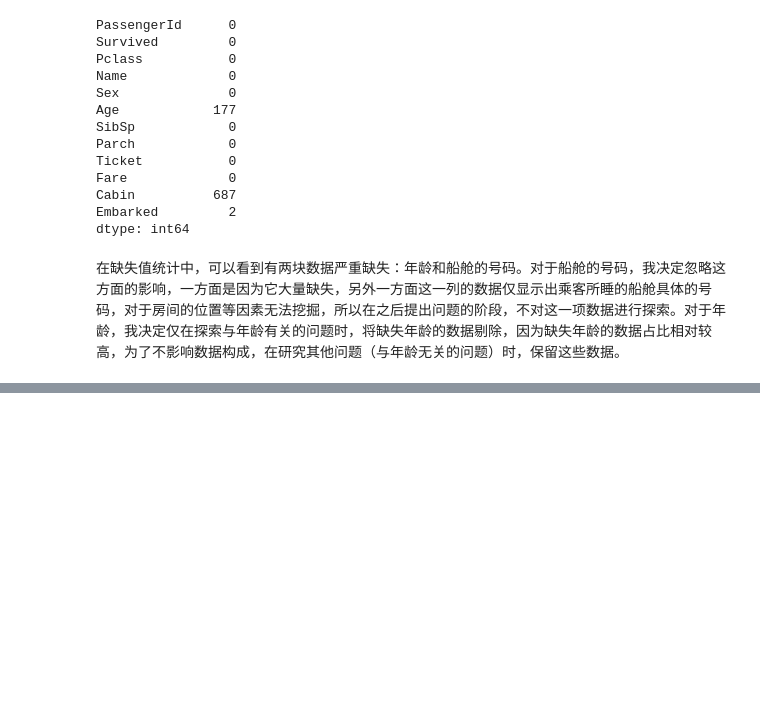
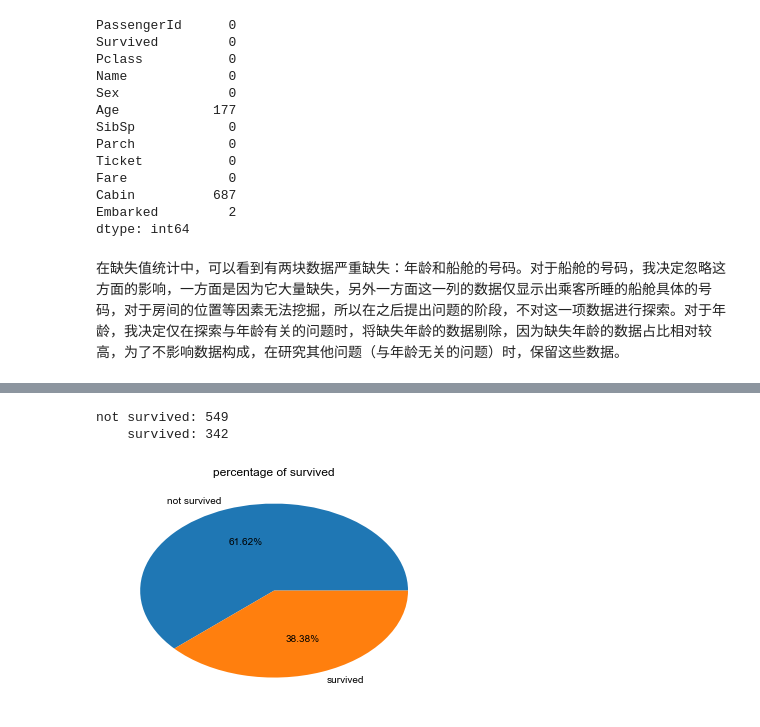
Before and after one commit to NaughtyFlame/Ud_ML, a Jupyter notebook: titanic/titanic_report.ipynb, the cells around one changed output, grey strips where cells are left out. Saved outputs shown, nothing was run; the diff lists cells and outputs as text; code cells hidden in the pictures; blank space fills up the shorter version.

```diff
--- a/titanic/titanic_report.ipynb
+++ b/titanic/titanic_report.ipynb
@@ -63,3 +66,29 @@ Embarked         2
 dtype: int64
 # %% [markdown]
 在缺失值统计中，可以看到有两块数据严重缺失：年龄和船舱的号码。对于船舱的号码，我决定忽略这方面的影响，一方面是因为它大量缺失，另外一方面这一列的数据仅显示出乘客所睡的船舱具体的号码，对于房间的位置等因素无法挖掘，所以在之后提出问题的阶段，不对这一项数据进行探索。对于年龄，我决定仅在探索与年龄有关的问题时，将缺失年龄的数据剔除，因为缺失年龄的数据占比相对较高，为了不影响数据构成，在研究其他问题（与年龄无关的问题）时，保留这些数据。
+# %%
+# 处理缺失值
+# 对于处理无关年龄的问题，使用远DataFrame，titanic。
+# 对于处理与年龄有关的问题，我将剔除年龄缺失的行。
+
+# Mapping data
+
+# Mapping sex
+# female => 0, male => 1
+mapping_sex = {'female':0, 'male':1}
+titanic['Sex'] = titanic['Sex'].map(mapping_sex)
+
+# Add Colume:
+# FamilySize = SibSp + Parch
+titanic['FamilySize'] = titanic['SibSp'] + titanic['Parch']
+
+# Mapping AgeRange
+age_bins = [0,20,30,40,60,999]
+age_labels = ['20-','20-30','30-40','40-50','60+']
+titanic['AgeRange'] = pd.cut(titanic['Age'], bins=age_bins, labels=age_labels, include_lowest=True)
+
+titanic_without_missing_age = titanic[titanic['Age']>0]
+# 714 = 891 - 177 符合
+
+print len(titanic_without_missing_age)
+titanic.head()
@@ -90,0 +112,17 @@ titanic[titanic['Age']>0]
+# %%
+non_survived = titanic[titanic['Survived'] == 0]
+survived = titanic[titanic['Survived'] == 1]
+
+print 'not survived: {}'.format(len(non_survived))
+print '    survived: {}'.format(len(survived))
+%matplotlib inline
+
+labels = ['not survived', 'survived']
+X = [len(non_survived), len(survived)]
+plt.pie(X, labels=labels, autopct='%1.2f%%')
+plt.title('percentage of survived')
+plt.show()
+# %% [output]
+not survived: 549
+    survived: 342
+[figure, added]
```
Also changed, not shown: parts of 10 cells of this notebook.
